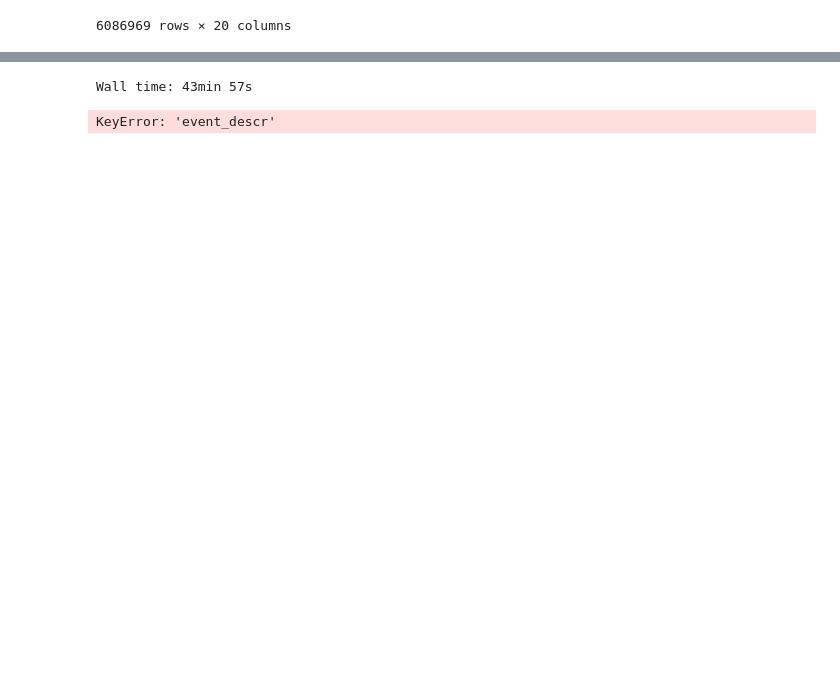
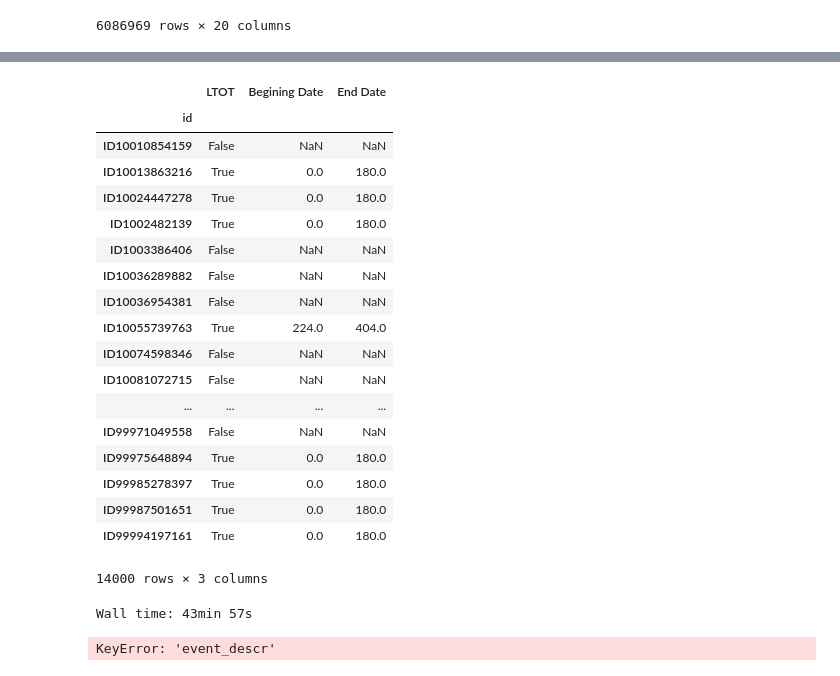
Before and after one commit to chenson2018/Humana-Mays-Competition, a Jupyter notebook: Final Model/Final Draft.ipynb, the cells around one changed output, grey strips where cells are left out. Drawn from its saved outputs; the diff is of its cells as text; code cells hidden in the pictures; blank space fills up the shorter version.

```diff
--- a/Final Draft.ipynb
+++ b/Final Model/Final Draft.ipynb
@@ -343,3 +343,29 @@ class DataPrep:
         features_matthew_generic.columns = ['generic_pc{}'.format(x) for x in features_matthew_generic.columns]
 
         self.generic_features = features_matthew_generic
+
+    def feature_frame(self, derive_response = False):
+        if derive_response:
+            self.seperate_frame()
+            self.get_opioid_data()
+            self.LTOT()
+            self.main_feature_extraction()
+            self.generic_feature_extraction()
+
+            self.feature_frame = pd.concat([self.response_variable[['LTOT']],
+                                           self.main_features,
+                                           self.generic_features],
+                                           axis=1, join = 'inner').dropna()
+        else:
+            self.seperate_frame()
+            self.main_feature_extraction()
+            self.generic_feature_extraction()
+
+            self.feature_frame = pd.concat([self.main_features,
+                                           self.generic_features],
+                                           axis=1, join = 'inner').dropna()
+# %%
+%%time
+training_class = DataPrep(training)
+training_class.get_opioid_data()
+training_class.LTOT()
@@ -346,3 +374,25 @@ class DataPrep:
+# %%
+training_class.response_variable
+# %% [output]
+|  | LTOT | Begining Date | End Date |
+| id |  |  |  |
+| ID10010854159 | False | NaN | NaN |
+| ID10013863216 | True | 0.0 | 180.0 |
+| ID10024447278 | True | 0.0 | 180.0 |
+| ID1002482139 | True | 0.0 | 180.0 |
+| ID1003386406 | False | NaN | NaN |
+| ID10036289882 | False | NaN | NaN |
+| ID10036954381 | False | NaN | NaN |
+| ID10055739763 | True | 224.0 | 404.0 |
+| ID10074598346 | False | NaN | NaN |
+| ID10081072715 | False | NaN | NaN |
+| ... | ... | ... | ... |
+| ID99971049558 | False | NaN | NaN |
+| ID99975648894 | True | 0.0 | 180.0 |
+| ID99985278397 | True | 0.0 | 180.0 |
+| ID99987501651 | True | 0.0 | 180.0 |
+| ID99994197161 | True | 0.0 | 180.0 |
+14000 rows × 3 columns
 # %%
 %%time
 training_class = DataPrep(training)
```
Also changed, not shown: parts of 1 cell of this notebook, 5 other files.
